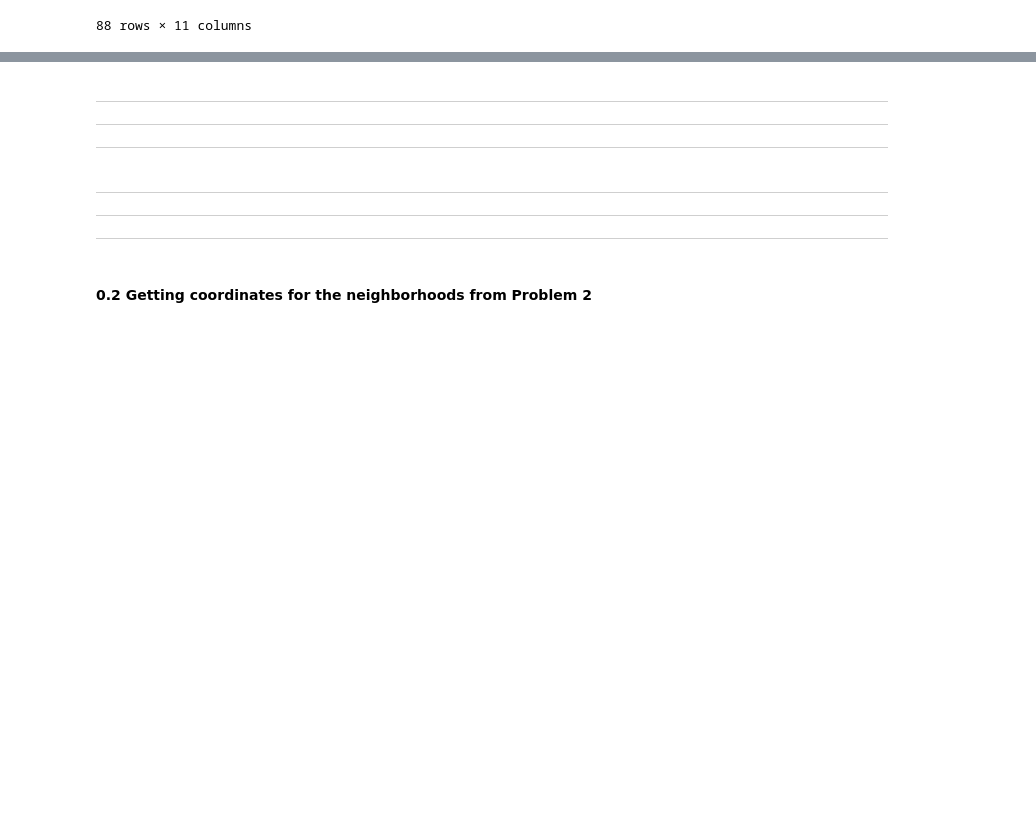
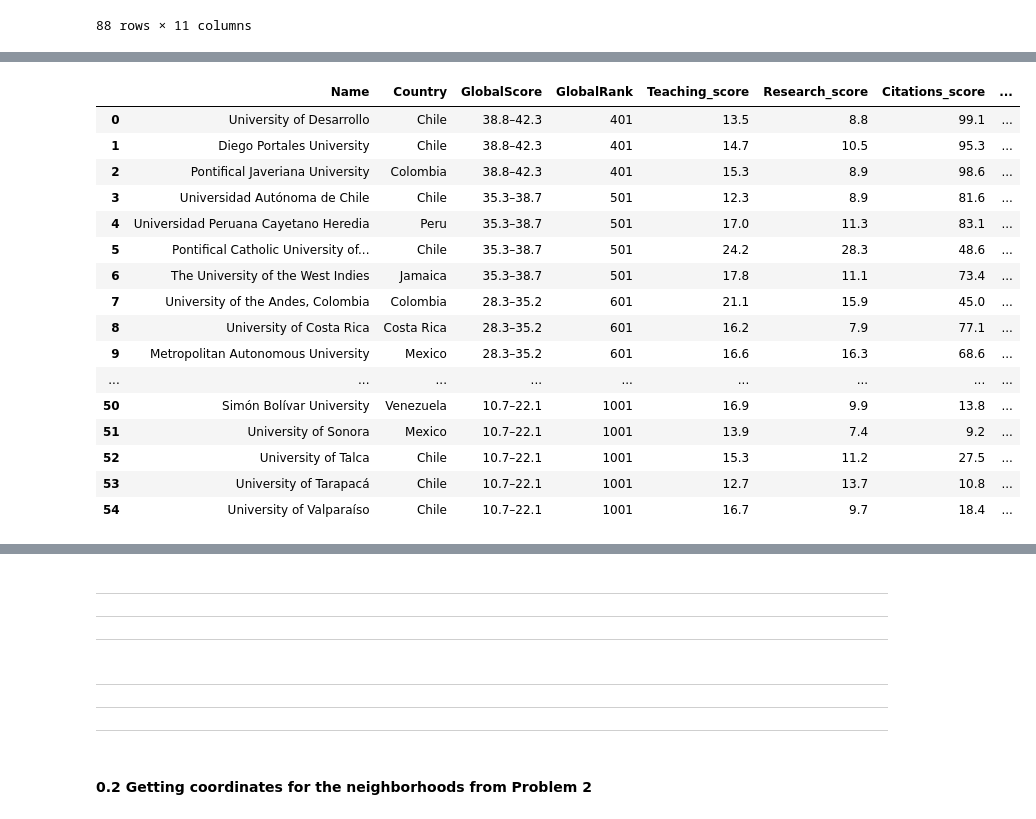
Before and after one commit to aurelioai/Capstone_personal, a Jupyter notebook: 01_define_scrap_sources.ipynb, the cells around one changed output, grey strips where cells are left out. Cells and saved outputs as stored; diff of their text form; code cells hidden in the pictures; blank space fills up the shorter version.

Commit message:
All data retrieved!

```diff
--- a/01_define_scrap_sources.ipynb
+++ b/01_define_scrap_sources.ipynb
@@ -600,0 +594,5 @@ QSTopU_fulldf
+# %%
+myurl = 'https://www.timeshighereducation.com/sites/default/files/the_data_rankings/world_university_rankings_2020_0__24cc3874b05eea134ee2716dbf93f11a.json'
+header = {'User-Agent': 'Mozilla/5.0 (Windows NT 10.0; Win64; x64) AppleWebKit/537.36 (KHTML, like Gecko) Chrome/64.0.3282.186 Safari/537.36','Accept': 'application/json, text/javascript, */*; q=0.01'}
+source = requests.get(myurl,headers=header).text # Without .text, it gets the response in JSON format
+mysoup = BeautifulSoup(source,'lxml')
@@ -600,0 +601,5 @@ QSTopU_fulldf
+# %%
+import json
+diction = json.loads(mysoup.text)
+# Check the first entry of data to elucidate the structure
+diction['data'][0]
@@ -600,0 +624,83 @@ QSTopU_fulldf
+# %%
+import time
+import re
+# By checking the structure of diction["data"], the useful data in diction['data'][i] is:
+#   University name is in ['name']
+#   Country is in ['location']
+#   Global score is in ['scores_overall']
+#   Global rank is in ['rank']
+#   Teaching score is in ['scores_teaching']
+#   Research score is in ['scores_research']
+#   Citations score is in ['scores_citations']
+#   Industry income score is in ['scores_industry_income']
+#   International outlook score is in ['scores_international_outlook']
+#   Number of students is in ['stats_number_students']
+#   Students per staff ratio is in ['stats_student_staff_ratio']
+#   % of international students is in ['stats_pc_intl_students']
+#   Females-to-males ratio is in ['stats_female_male_ratio']
+# There is no "region" identifier. Thus, I will use the Location to check if the country
+#   belongs to Latin America.
+
+LACountries = ['Argentina','Brasil','Chile','Colombia','Costa Rica','Cuba','Jamaica',
+               'Mexico','Peru','Puerto Rico','Venezuela']
+
+details = [] # list, each element will be a dictionary with details
+dictkeys = ['Name','Country','GlobalScore','GlobalRank','Teaching_score','Research_score',
+            'Citations_score','Indust_income_score','Intl_outlook_score','Students',
+            'Students_per_staff','%_intl_students','Females:males','Address']
+#
+# To get the address...
+# The address is given in the particular page of the university. I will collect the relative URL
+#   and get the data in the retrieving loop
+rooturl = 'https://www.timeshighereducation.com'
+header = {'User-Agent': 'Mozilla/5.0 (Windows NT 10.0; Win64; x64) AppleWebKit/537.36 (KHTML, like Gecko) Chrome/64.0.3282.186 Safari/537.36','Accept': 'application/json, text/javascript, */*; q=0.01'}
+#
+for i in range(len(diction['data'])):
+    if diction['data'][i]['location'] in LACountries:
+        mydict = {x:None for x in dictkeys} # Initialize dictionary for current university
+        mydict['Name']        = diction['data'][i]['name']
+        mydict['Country']     = diction['data'][i]['location']
+        mydict['GlobalScore'] = diction['data'][i]['scores_overall']
+        # Some ranks are tied, and have an "=" in its value
+        mydict['GlobalRank']  = int(re.findall("[0-9]+",str(diction['data'][i]['rank']))[0])
+        # The final [0] is because re.findall returns a list, in this case with one element.
+        mydict['Teaching_score']      = diction['data'][i]['scores_teaching']
+        mydict['Research_score']      = diction['data'][i]['scores_research']
+        mydict['Citations_score']     = diction['data'][i]['scores_citations']
+        mydict['Indust_income_score'] = diction['data'][i]['scores_industry_income']
+        mydict['Intl_outlook_score']  = diction['data'][i]['scores_international_outlook']
+        mydict['Students']            = diction['data'][i]['stats_number_students']
+        mydict['Students_per_staff']  = diction['data'][i]['stats_student_staff_ratio']
+        mydict['%_intl_students']     = diction['data'][i]['stats_pc_intl_students']
+        mydict['Females:males']       = diction['data'][i]['stats_female_male_ratio']
+        mydict['RelativeURL']         = diction['data'][i]['url']
+        relurl = diction['data'][i]['url']
+        myurl = rooturl + relurl
+        time.sleep(0.5)
+        source = requests.get(myurl,headers=header).text
+        addrsoup = BeautifulSoup(source,'lxml')
+        contact = addrsoup.find('div',class_='institution-info__contact-detail institution-info__contact-detail--address')
+        mydict['Address'] = contact.text.strip()
+        details.append(mydict)
+
+THE_fulldf = pd.DataFrame.from_dict(details)
+THE_fulldf.to_csv('THE_dataframe.csv',encoding="utf-8-sig")
+THE_fulldf.head()
+# %% [output]
+|  | Name | Country | GlobalScore | GlobalRank | Teaching_score | Research_score | Citations_score | ... |
+| 0 | University of Desarrollo | Chile | 38.8–42.3 | 401 | 13.5 | 8.8 | 99.1 | ... |
+| 1 | Diego Portales University | Chile | 38.8–42.3 | 401 | 14.7 | 10.5 | 95.3 | ... |
+| 2 | Pontifical Javeriana University | Colombia | 38.8–42.3 | 401 | 15.3 | 8.9 | 98.6 | ... |
+| 3 | Universidad Autónoma de Chile | Chile | 35.3–38.7 | 501 | 12.3 | 8.9 | 81.6 | ... |
+| 4 | Universidad Peruana Cayetano Heredia | Peru | 35.3–38.7 | 501 | 17.0 | 11.3 | 83.1 | ... |
+| 5 | Pontifical Catholic University of... | Chile | 35.3–38.7 | 501 | 24.2 | 28.3 | 48.6 | ... |
+| 6 | The University of the West Indies | Jamaica | 35.3–38.7 | 501 | 17.8 | 11.1 | 73.4 | ... |
+| 7 | University of the Andes, Colombia | Colombia | 28.3–35.2 | 601 | 21.1 | 15.9 | 45.0 | ... |
+| 8 | University of Costa Rica | Costa Rica | 28.3–35.2 | 601 | 16.2 | 7.9 | 77.1 | ... |
+| 9 | Metropolitan Autonomous University | Mexico | 28.3–35.2 | 601 | 16.6 | 16.3 | 68.6 | ... |
+| ... | ... | ... | ... | ... | ... | ... | ... | ... |
+| 50 | Simón Bolívar University | Venezuela | 10.7–22.1 | 1001 | 16.9 | 9.9 | 13.8 | ... |
+| 51 | University of Sonora | Mexico | 10.7–22.1 | 1001 | 13.9 | 7.4 | 9.2 | ... |
+| 52 | University of Talca | Chile | 10.7–22.1 | 1001 | 15.3 | 11.2 | 27.5 | ... |
+| 53 | University of Tarapacá | Chile | 10.7–22.1 | 1001 | 12.7 | 13.7 | 10.8 | ... |
+| 54 | University of Valparaíso | Chile | 10.7–22.1 | 1001 | 16.7 | 9.7 | 18.4 | ... |
```
Also changed, not shown: parts of 25 cells of this notebook, 1 other file.
